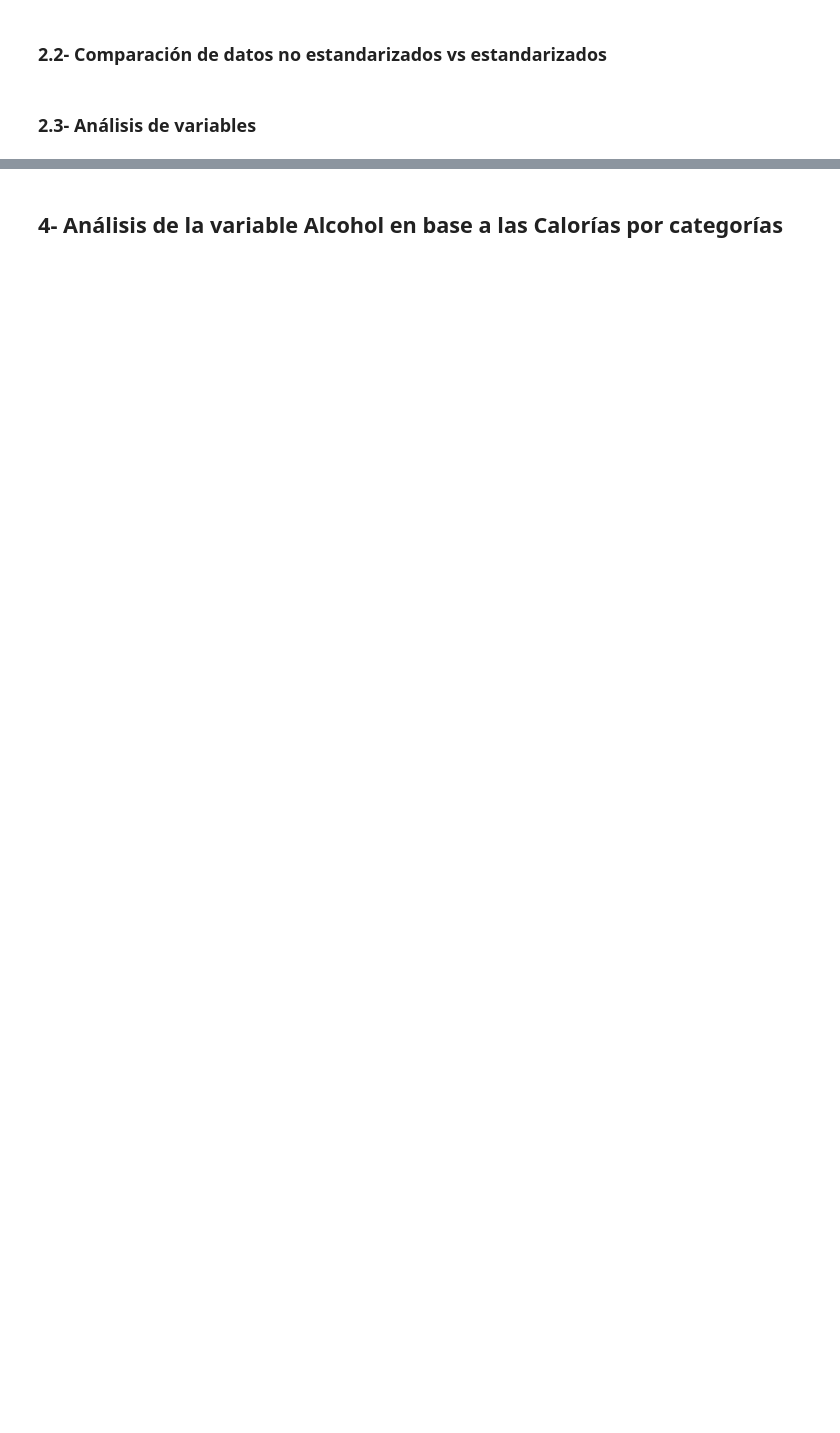
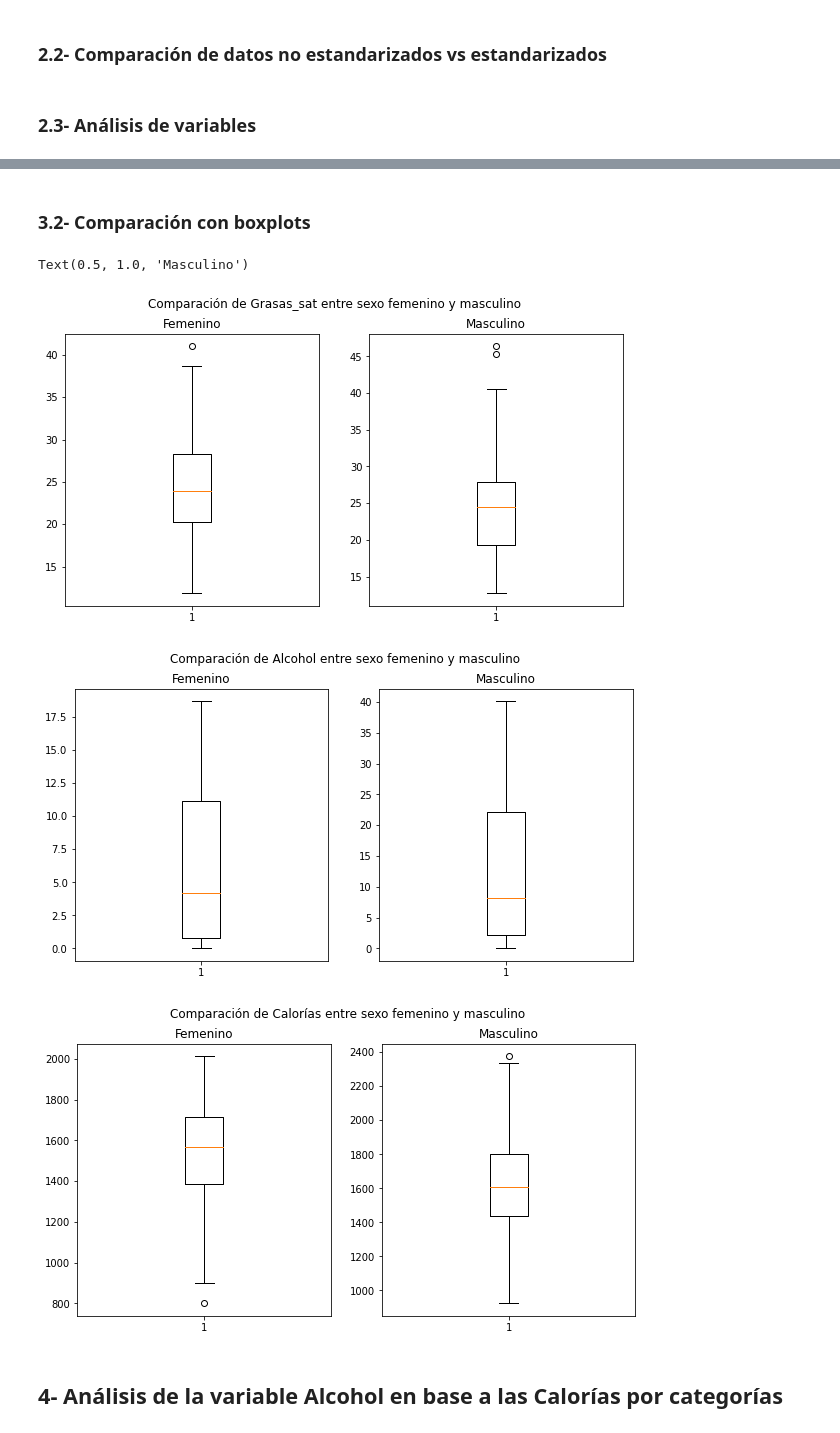
Before and after one commit to oserpe/machine-learning, a Jupyter notebook: analysis.ipynb, the cells around one changed output, grey strips where cells are left out. Drawn from its saved outputs; the diff is of its cells as text; code cells hidden in the pictures; blank space fills up the shorter version.

```diff
--- a/analysis.ipynb
+++ b/analysis.ipynb
@@ -258,0 +197,5 @@ Text(0.5, 1.0, 'Grasas_sat')
+# %%
+# Utilizando los datos sin estandarizar, y rellenando los datos faltantes
+estimated_data.loc[estimated_data["Sexo"] == 1, "Sexo"] = "F"
+estimated_data.loc[estimated_data["Sexo"] == -1, "Sexo"] = "M"
+groupby_sex = estimated_data.groupby("Sexo", axis=0)
@@ -259,3 +233,49 @@ Text(0.5, 1.0, 'Grasas_sat')
+# %% [markdown]
+### 3.2- Comparación con boxplots
+# %%
+# *********************************************************************************************
+# * Boxplots de Grasas_sat por Sexo
+# *********************************************************************************************
+
+fig, axes = plt.subplots(nrows=1, ncols=2, figsize=(10, 5))
+fig.suptitle("Comparación de Grasas_sat entre sexo femenino y masculino")
+
+axes[0].boxplot(groupby_sex.get_group("F")["Grasas_sat"])
+axes[0].set_title("Femenino")
+
+axes[1].boxplot(groupby_sex.get_group("M")["Grasas_sat"])
+axes[1].set_title("Masculino")
+
+# *********************************************************************************************
+# * Boxplots de Alcohol por Sexo
+# *********************************************************************************************
+
+fig, axes = plt.subplots(nrows=1, ncols=2, figsize=(10, 5))
+fig.suptitle("Comparación de Alcohol entre sexo femenino y masculino")
+
+axes[0].boxplot(groupby_sex.get_group("F")["Alcohol"])
+axes[0].set_title("Femenino")
+
+axes[1].boxplot(groupby_sex.get_group("M")["Alcohol"])
+axes[1].set_title("Masculino")
+
+# *********************************************************************************************
+# * Boxplots de Calorías por Sexo
+# *********************************************************************************************
+
+fig, axes = plt.subplots(nrows=1, ncols=2, figsize=(10, 5))
+fig.suptitle("Comparación de Calorías entre sexo femenino y masculino")
+
+axes[0].boxplot(groupby_sex.get_group("F")["Calorías"])
+axes[0].set_title("Femenino")
+
+axes[1].boxplot(groupby_sex.get_group("M")["Calorías"])
+axes[1].set_title("Masculino")
+# %% [output]
+Text(0.5, 1.0, 'Masculino')
+[figure, added]
+[figure, added]
+[figure, added]
 # %% [markdown]
 ## 4- Análisis de la variable Alcohol en base a las Calorías por categorías
 # %%
```
Also changed, not shown: parts of 6 cells of this notebook.
